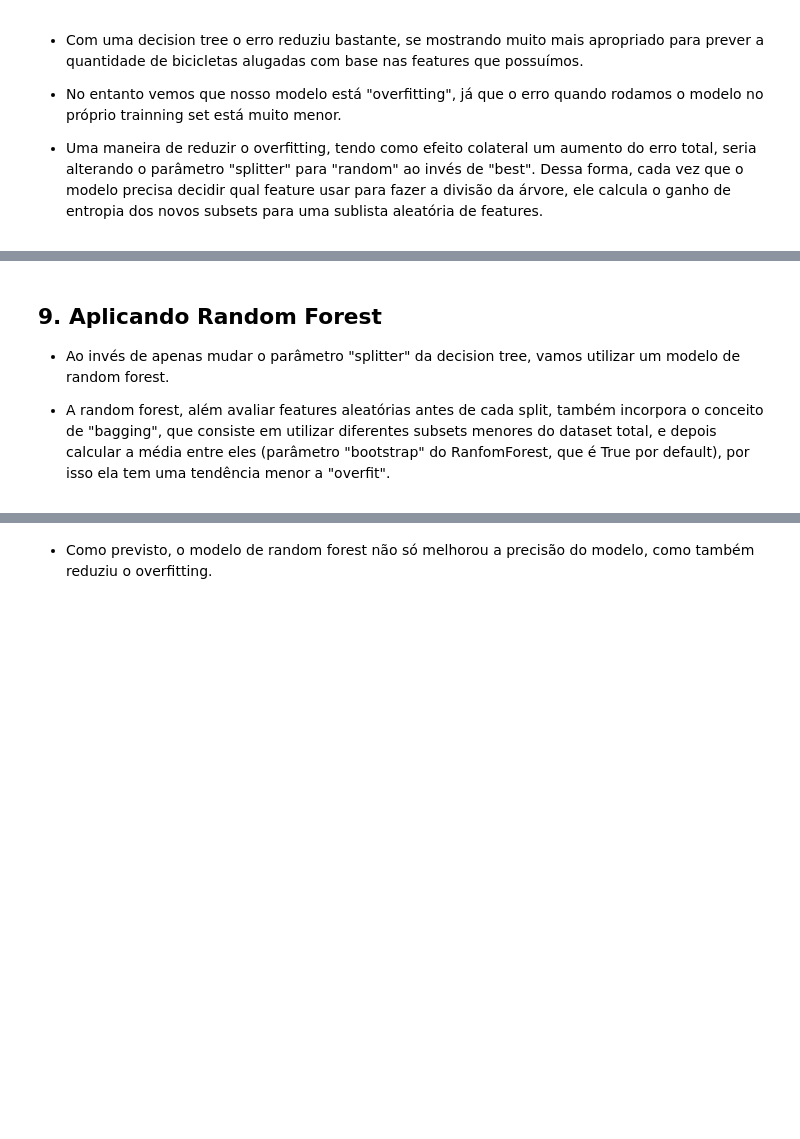
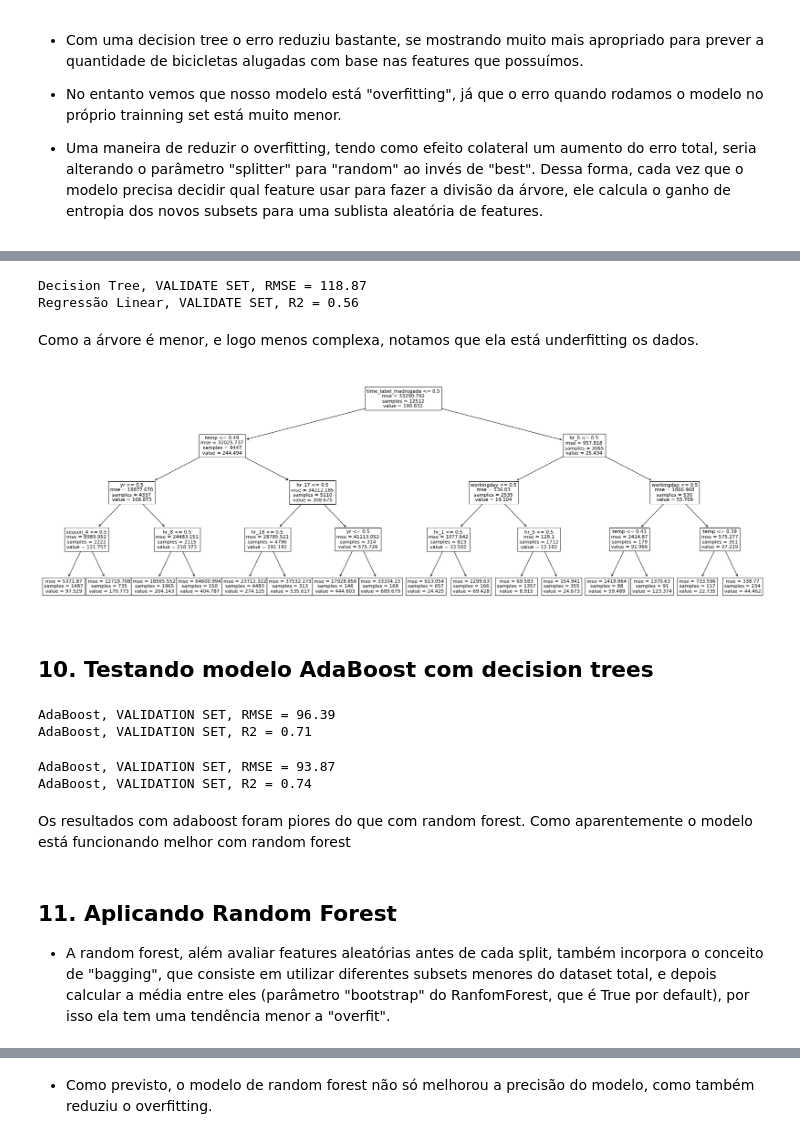
Before and after one commit to pedro-h-rodrigues/RandomForest_Bike_rentals, a Jupyter notebook: Random_forest_Bike_Rentals.ipynb, the cells around one changed output, grey strips where cells are left out. Cells and saved outputs as stored; diff of their text form; code cells hidden in the pictures; blank space fills up the shorter version.

```diff
--- a/Random_forest_Bike_Rentals.ipynb
+++ b/Random_forest_Bike_Rentals.ipynb
@@ -236,0 +209,2 @@ test = bike_rentals[~bike_rentals.index.isin(train.index)] #seleciona os índice
+# %%
+train, validate = train_test_split(train_validate,test_size=0.2, random_state = 42)
@@ -242,8 +240,12 @@ test = bike_rentals[~bike_rentals.index.isin(train.index)] #seleciona os índice
 * Vamos usar o root mean squared error (RMSE) como métrica para avaliar os modelos. O RMSE é uma métrica utilizada para valores contínuos, que é o nosso caso. A vantagem do RMSE em relação ao MSE (sem a raiz quadrada) é o fato de que o RMSE retorna um valor de erro na mesma unidade que estamos prevendo (enquanto o MSE retorna a unidade^2).
 # %%
 lr_model = LinearRegression()
-lr_model.fit(train[features],train[['cnt']])
-lr_prediction = lr_model.predict(test[features])
-lr_rmse = mean_squared_error(test[['cnt']],lr_prediction)**0.5
-print("Regressão Linear, TEST SET, RMSE = {}".format(round(lr_rmse,2)))
+lr_model.fit(train_X, train_y)
+
+lr_prediction = lr_model.predict(validate_X)
+lr_rmse = mean_squared_error(validate_y,lr_prediction)**0.5
+print("Regressão Linear, VALIDATION SET, RMSE = {}".format(round(lr_rmse,2)))
+
+r2_validate = lr_model.score(validate_X,validate_y)
+print("Regressão Linear, VALIDATION SET, R2 = {}".format(round(r2_validate,2)))
 # %% [output]
@@ -268,8 +275,11 @@ Regressão Linear, TRAIN SET, RMSE = 101.22
 * Vamos alterar o parâmetro min_sample_leaf para 5, isso permite que após um split um subset com 5 linhas com o mesmo label já possa ser considerado uma "folha" (leaf, que são as extremidades da árvore de decisão"). Essa alteração, assim como a diminuição do parâmetro max_depth, contribui para reduzir a tendência a overfitting do modelo de decision tree.
 # %%
 dt_model = DecisionTreeRegressor(min_samples_leaf=5)
-dt_model.fit(train[features],train[['cnt']])
-dt_prediction = dt_model.predict(test[features])
-dt_rmse = mean_squared_error(test['cnt'],dt_prediction)**0.5
-print("Decision Tree, TEST SET, RMSE = {}".format(round(dt_rmse,2)))
+dt_model.fit(train_X,train_y)
+dt_prediction = dt_model.predict(validate_X)
+dt_rmse = mean_squared_error(validate_y,dt_prediction)**0.5
+print("Decision Tree, VALIDATION SET, RMSE = {}".format(round(dt_rmse,2)))
+
+r2_validate = dt_model.score(validate_X,validate_y)
+print("Regressão Linear, VALIDATION SET, R2 = {}".format(round(r2_validate,2)))
 # %% [output]
@@ -291,7 +314,55 @@ Decision Tree, TRAIN SET, RMSE = 37.16
+# %%
+dt_model = DecisionTreeRegressor(min_samples_leaf=5,max_depth = 4)
+dt_model.fit(train_X, train_y)
+dt_prediction = dt_model.predict(validate_X)
+dt_rmse = mean_squared_error(validate_y,dt_prediction)**0.5
+print("Decision Tree, VALIDATE SET, RMSE = {}".format(round(dt_rmse,2)))
+
+r2 = dt_model.score(validate_X,validate_y)
+print("Regressão Linear, VALIDATE SET, R2 = {}".format(round(r2,2)))
+# %% [output]
+Decision Tree, VALIDATE SET, RMSE = 118.87
+Regressão Linear, VALIDATE SET, R2 = 0.56
+# %% [markdown]
+Como a árvore é menor, e logo menos complexa, notamos que ela está underfitting os dados.
+# %%
+fig1 = plt.figure(figsize = (30,10))
+ax1 = fig1.add_subplot()
+
+_ = plot_tree(dt_model, ax = ax1, feature_names = validate_X.columns, fontsize = 11)
+# %% [output]
+[figure, added]
+# %% [markdown]
+## 10. Testando modelo AdaBoost com decision trees
+# %%
+base_estimator = DecisionTreeRegressor(min_samples_leaf=5, max_depth = 6)
+
+ada_model = AdaBoostRegressor(base_estimator = base_estimator, n_estimators = 80)
+ada_model.fit(train_X,train_y['cnt'])
+
+ada_prediction = ada_model.predict(validate_X)
+rf_rmse = mean_squared_error(validate_y,ada_prediction)**0.5
+print("AdaBoost, VALIDATION SET, RMSE = {}".format(round(rf_rmse,2)))
+
+r2_validate = ada_model.score(validate_X,validate_y)
+print("AdaBoost, VALIDATION SET, R2 = {}".format(round(r2_validate,2)))
+# %% [output]
+AdaBoost, VALIDATION SET, RMSE = 96.39
+AdaBoost, VALIDATION SET, R2 = 0.71
+# %%
+ada_prediction = ada_model.predict(train_X)
+rf_rmse_train = mean_squared_error(train_y,ada_prediction)**0.5
+print("AdaBoost, VALIDATION SET, RMSE = {}".format(round(rf_rmse_train,2)))
+
+r2_train = ada_model.score(train_X,train_y)
+print("AdaBoost, VALIDATION SET, R2 = {}".format(round(r2_train,2)))
+# %% [output]
+AdaBoost, VALIDATION SET, RMSE = 93.87
+AdaBoost, VALIDATION SET, R2 = 0.74
+# %% [markdown]
+Os resultados com adaboost foram piores do que com random forest. Como aparentemente o modelo está funcionando melhor com random forest
 # %% [markdown]
-## 9. Aplicando Random Forest
-
-* Ao invés de apenas mudar o parâmetro "splitter" da decision tree, vamos utilizar um modelo de random forest.
+## 11. Aplicando Random Forest
 
 * A random forest, além avaliar features aleatórias antes de cada split, também incorpora o conceito de "bagging", que consiste em utilizar diferentes subsets menores do dataset total, e depois calcular a média entre eles (parâmetro "bootstrap" do RanfomForest, que é True por default), por isso ela tem uma tendência menor a "overfit".
 # %%
```
Also changed, not shown: parts of 48 cells of this notebook.
